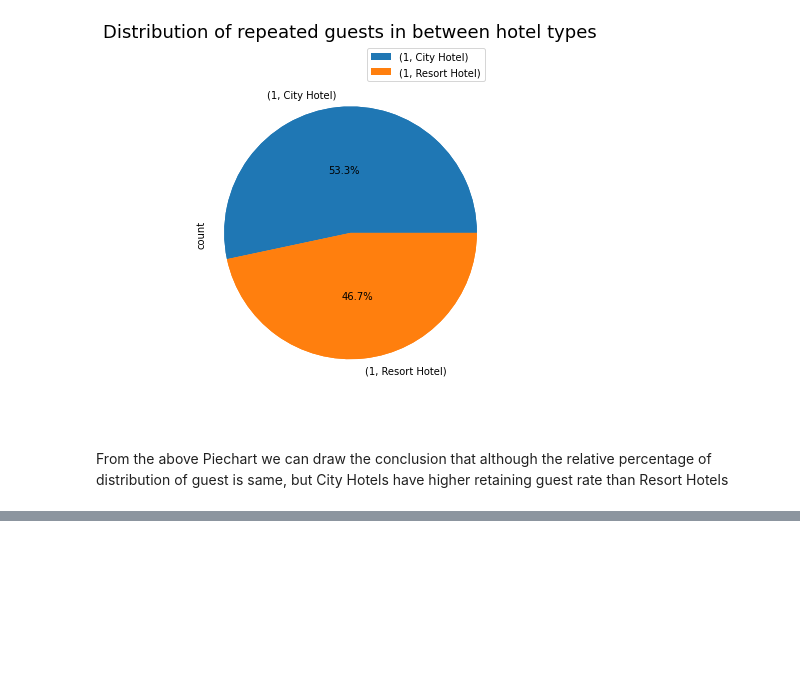
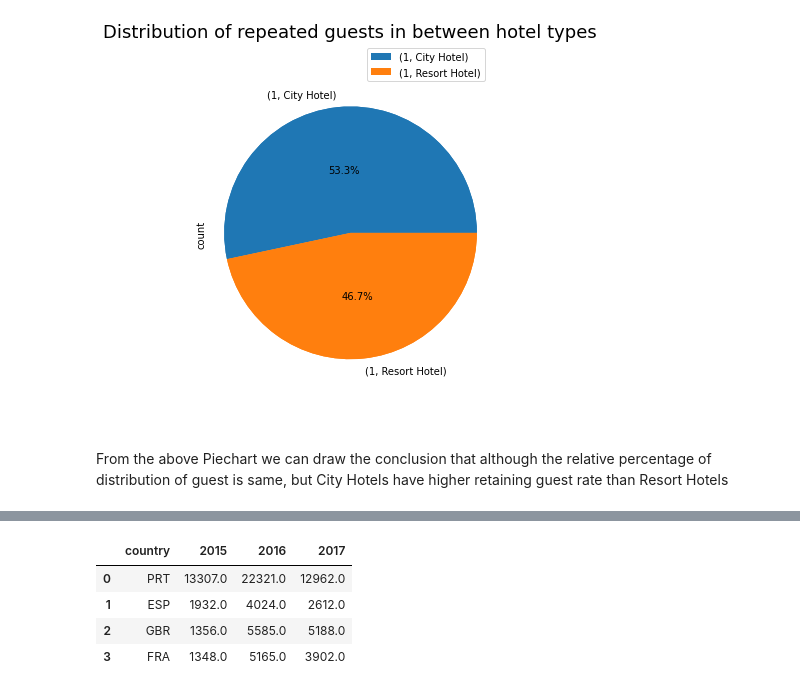
Before and after one commit to Mihirgupta2001/EDA-Capstone-Project-Hotel-Booking, a Jupyter notebook: EDA_Hotel_Booking_Analysis_Capstone_Project.ipynb, the cells around one changed output, grey strips where cells are left out. Cells and saved outputs as stored; diff of their text form; code cells hidden in the pictures; blank space fills up the shorter version.

```diff
--- a/EDA_Hotel_Booking_Analysis_Capstone_Project.ipynb
+++ b/EDA_Hotel_Booking_Analysis_Capstone_Project.ipynb
@@ -260,0 +363,16 @@ From the above Piechart we can draw the conclusion that although the relative pe
+# %%
+#Merging the dataset
+Merged_df_2015_2016 = pd.merge(booking_country_2015,booking_country_2016,how = 'outer',left_on = 'country',right_on = 'country')
+Merged_df_2015_2016_2017 = pd.merge(Merged_df_2015_2016,booking_country_2017,how = 'outer',left_on = 'country',right_on = 'country')
+
+# Creating the final Dataset for plotting
+Final_df = Merged_df_2015_2016_2017.rename(columns={'No_of_people_x':2015,'No_of_people_y':2016,'No_of_people':2017})
+Final_df.fillna(0,inplace = True)
+Final_df.drop(index = [4,5] , inplace = True)
+Final_df
+# %% [output]
+|  | country | 2015 | 2016 | 2017 |
+| 0 | PRT | 13307.0 | 22321.0 | 12962.0 |
+| 1 | ESP | 1932.0 | 4024.0 | 2612.0 |
+| 2 | GBR | 1356.0 | 5585.0 | 5188.0 |
+| 3 | FRA | 1348.0 | 5165.0 | 3902.0 |
```
Also changed, not shown: parts of 10 cells of this notebook.
